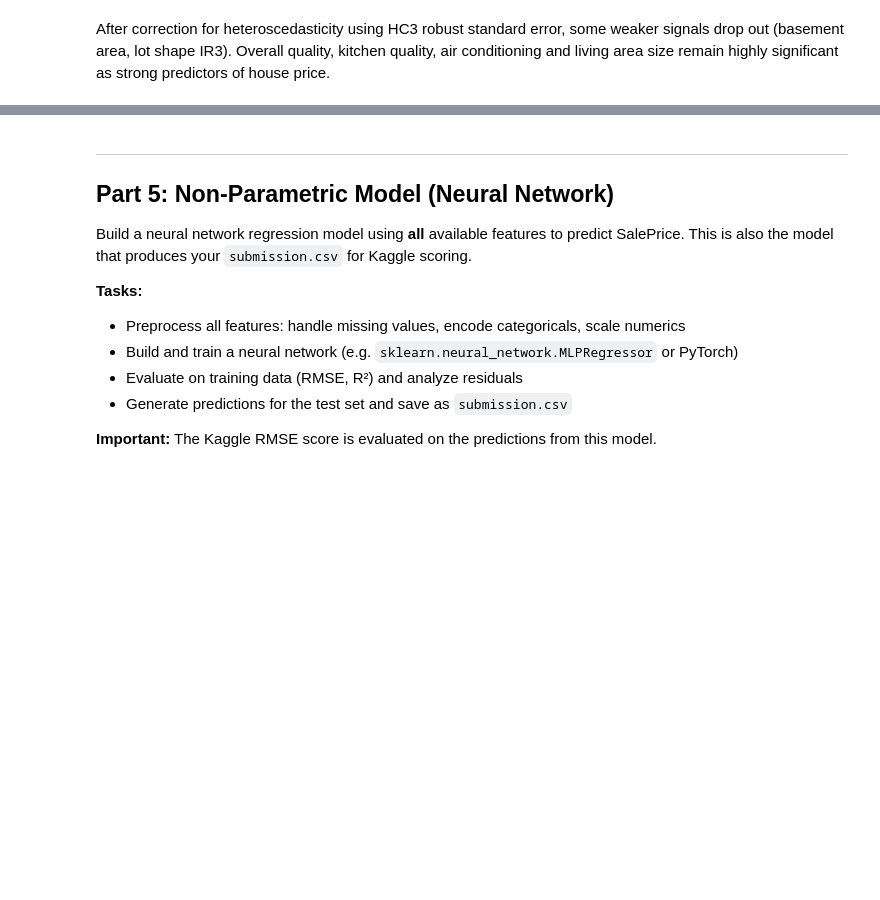
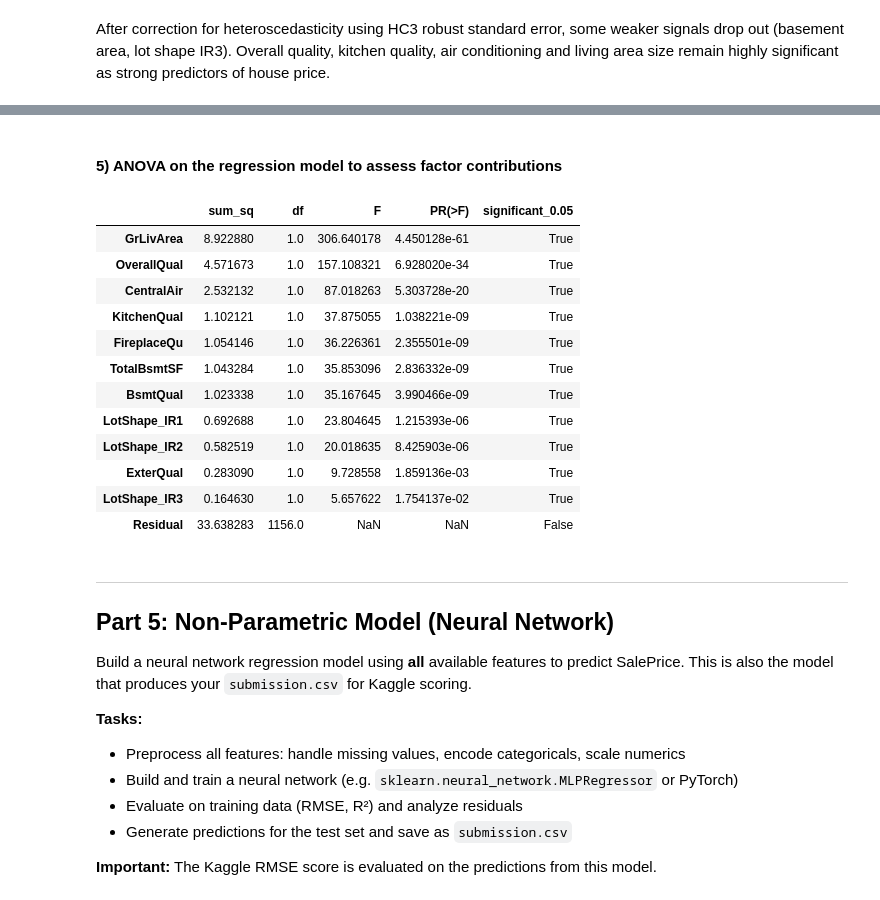
Before and after one commit to em-cd/cstats-project, a Jupyter notebook: project_STUDENTID.ipynb, the cells around one changed output, grey strips where cells are left out. Saved outputs shown, nothing was run; the diff lists cells and outputs as text; code cells hidden in the pictures; blank space fills up the shorter version.

Commit message:
Add regularization analysis and ANOVA tables to part 4

```diff
--- a/project_STUDENTID.ipynb
+++ b/project_STUDENTID.ipynb
@@ -1013,13 +1052,7 @@ df.head()
 | 3 | 4 | 70 | RL | 60.0 | 9550 | Pave | None | IR1 | Lvl | ... |
 | 4 | 5 | 60 | RL | 84.0 | 14260 | Pave | None | IR1 | Lvl | ... |
 # %%
-from sklearn.model_selection import train_test_split
-
 target = "LogSalePrice"
 
 # Split the data for predictions
-train_df, test_df = train_test_split(
-    df,
-    test_size=0.2,
-    random_state=42
-)
+train_df, test_df = train_test_split(df, test_size=0.2, random_state=42)
@@ -1190,0 +1273,17 @@ X_test_scaled = pd.DataFrame(X_test_scaled, columns=X_test.columns)
+# %%
+best_alpha = regularization_results[regularization_results["Model"] == "Lasso"
+                                    ].sort_values("Test RMSE").iloc[0]["Alpha"]
+
+
+best_lasso = Lasso(alpha=best_alpha, max_iter=10000)
+best_lasso.fit(X_train_scaled, y_train)
+
+lasso_coefficients = pd.DataFrame({"Feature": X_train.columns, "Coefficient": best_lasso.coef_})
+
+lasso_coefficients["Selected"] = lasso_coefficients["Coefficient"] != 0
+
+lasso_coefficients.sort_values(
+    by="Coefficient",
+    key=abs,
+    ascending=False
+)
@@ -1191,3 +1303,37 @@ X_test_scaled = pd.DataFrame(X_test_scaled, columns=X_test.columns)
+# %% [markdown]
+#### 5) ANOVA on the regression model to assess factor contributions
+# %%
+# Put X_train and y_train back into one dataframe
+anova_df = X_train.copy()
+anova_df["LogSalePrice"] = y_train
+
+# Build formula from all predictors used in X_train
+predictors = X_train.columns.tolist()
+formula = "LogSalePrice ~ " + " + ".join(predictors)
+
+# Fit OLS model
+anova_model = smf.ols(formula=formula, data=anova_df).fit()
+
+# ANOVA table
+anova_results = anova_lm(anova_model, typ=2)
+
+# Add significance column
+anova_results["significant_0.05"] = anova_results["PR(>F)"] < 0.05
+anova_results.sort_values("PR(>F)")
+# %% [output]
+|  | sum_sq | df | F | PR(>F) | significant_0.05 |
+| GrLivArea | 8.922880 | 1.0 | 306.640178 | 4.450128e-61 | True |
+| OverallQual | 4.571673 | 1.0 | 157.108321 | 6.928020e-34 | True |
+| CentralAir | 2.532132 | 1.0 | 87.018263 | 5.303728e-20 | True |
+| KitchenQual | 1.102121 | 1.0 | 37.875055 | 1.038221e-09 | True |
+| FireplaceQu | 1.054146 | 1.0 | 36.226361 | 2.355501e-09 | True |
+| TotalBsmtSF | 1.043284 | 1.0 | 35.853096 | 2.836332e-09 | True |
+| BsmtQual | 1.023338 | 1.0 | 35.167645 | 3.990466e-09 | True |
+| LotShape_IR1 | 0.692688 | 1.0 | 23.804645 | 1.215393e-06 | True |
+| LotShape_IR2 | 0.582519 | 1.0 | 20.018635 | 8.425903e-06 | True |
+| ExterQual | 0.283090 | 1.0 | 9.728558 | 1.859136e-03 | True |
+| LotShape_IR3 | 0.164630 | 1.0 | 5.657622 | 1.754137e-02 | True |
+| Residual | 33.638283 | 1156.0 | NaN | NaN | False |
 # %% [markdown]
 ---
 ## Part 5: Non-Parametric Model (Neural Network)
```
Also changed, not shown: parts of 21 cells of this notebook.
